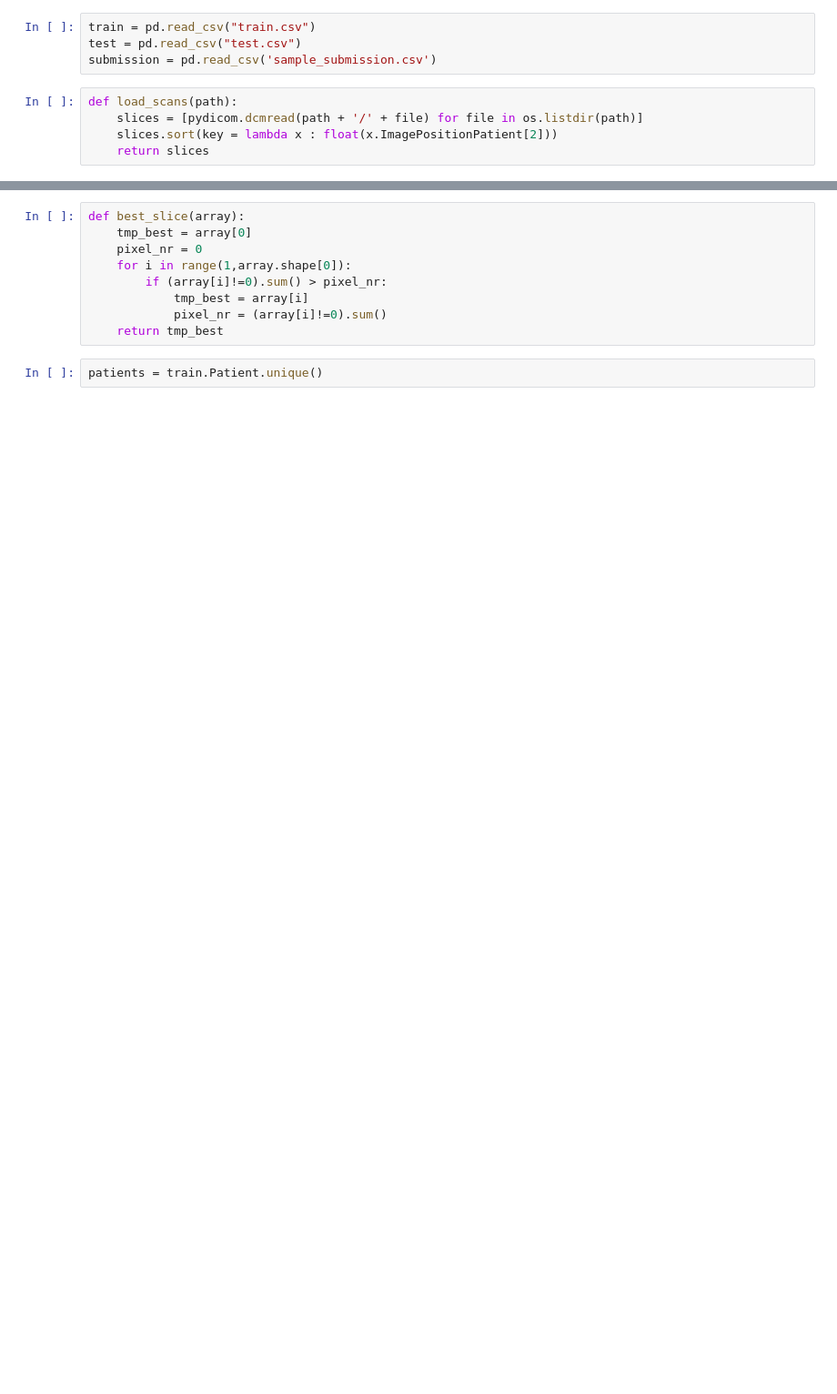
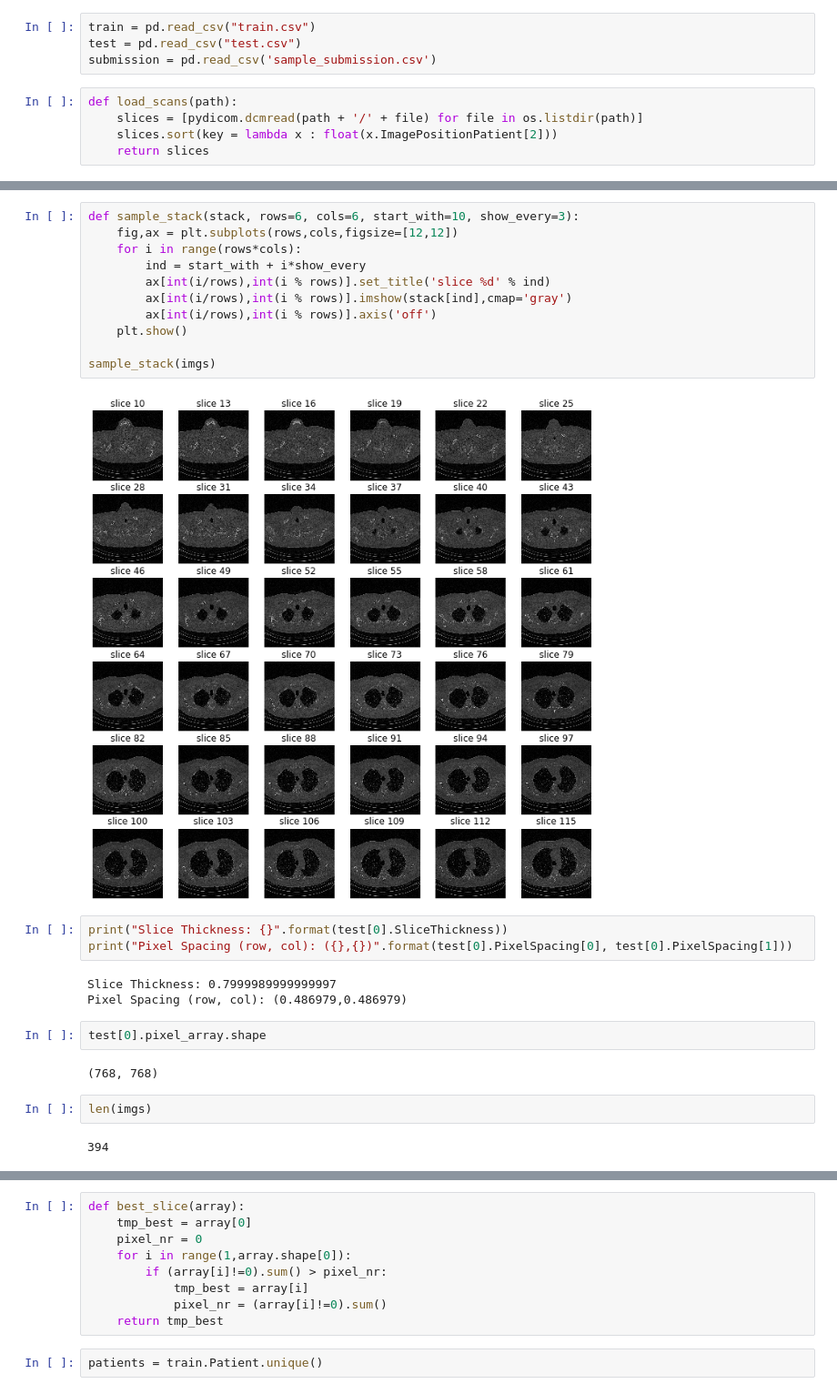
Before and after one commit to EdMDias/OSIC_kaggle_project, a Jupyter notebook: largest_slice_of_lung.ipynb, the cells around one changed output, grey strips where cells are left out. Shown at 91% size. Saved outputs shown, nothing was run; the diff lists cells and outputs as text; blank space fills up the shorter version.

```diff
--- a/largest_slice_of_lung.ipynb
+++ b/largest_slice_of_lung.ipynb
@@ -42,0 +79,27 @@ def lung_slices_pic(slices):
+# %%
+def sample_stack(stack, rows=6, cols=6, start_with=10, show_every=3):
+    fig,ax = plt.subplots(rows,cols,figsize=[12,12])
+    for i in range(rows*cols):
+        ind = start_with + i*show_every
+        ax[int(i/rows),int(i % rows)].set_title('slice %d' % ind)
+        ax[int(i/rows),int(i % rows)].imshow(stack[ind],cmap='gray')
+        ax[int(i/rows),int(i % rows)].axis('off')
+    plt.show()
+
+sample_stack(imgs)
+# %% [output]
+[figure, added]
+# %%
+print("Slice Thickness: {}".format(test[0].SliceThickness))
+print("Pixel Spacing (row, col): ({},{})".format(test[0].PixelSpacing[0], test[0].PixelSpacing[1]))
+# %% [output]
+Slice Thickness: 0.7999989999999997
+Pixel Spacing (row, col): (0.486979,0.486979)
+# %%
+test[0].pixel_array.shape
+# %% [output]
+(768, 768)
+# %%
+len(imgs)
+# %% [output]
+394
```
Also changed, not shown: parts of 31 cells of this notebook.
